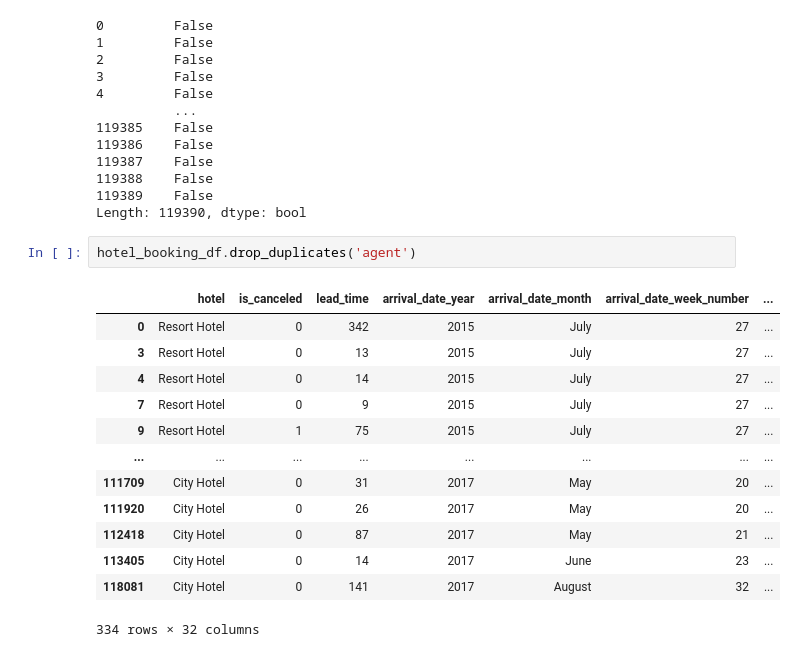
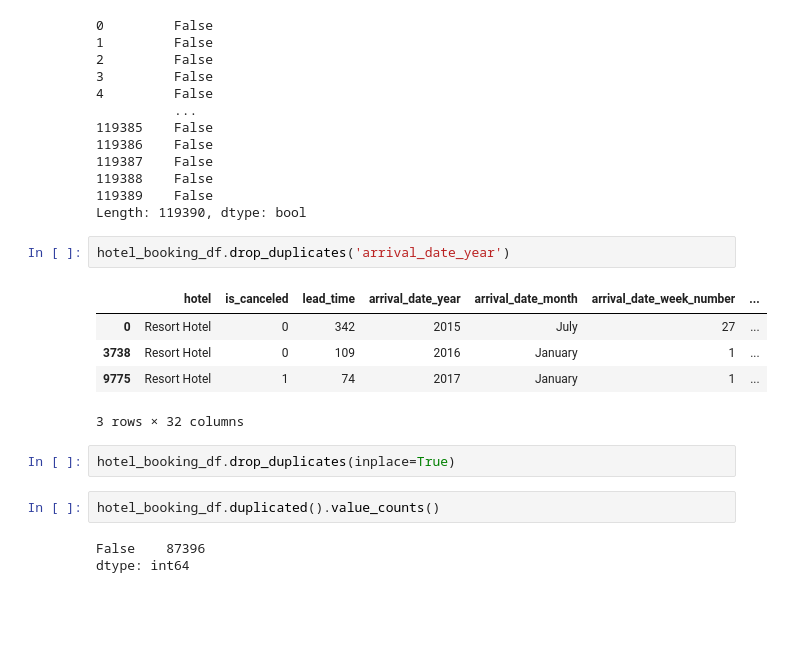
Before and after one commit to Satyaprakash-Dinesh-Vispute/Hotel-Booking-Analysis-EDA, a Jupyter notebook: Hotel_Booking_Analysis_(EDA).ipynb, the cells around one changed output. Saved outputs shown, nothing was run; the diff lists cells and outputs as text; blank space fills up the shorter version.

```diff
--- a/Hotel_Booking_Analysis_(EDA).ipynb
+++ b/Hotel_Booking_Analysis_(EDA).ipynb
@@ -149,18 +149,17 @@ hotel_booking_df.duplicated()
 119389    False
 Length: 119390, dtype: bool
 # %%
-hotel_booking_df.drop_duplicates('agent')
+hotel_booking_df.drop_duplicates('arrival_date_year')
 # %% [output]
 |  | hotel | is_canceled | lead_time | arrival_date_year | arrival_date_month | arrival_date_week_number | ... |
 | 0 | Resort Hotel | 0 | 342 | 2015 | July | 27 | ... |
-| 3 | Resort Hotel | 0 | 13 | 2015 | July | 27 | ... |
-| 4 | Resort Hotel | 0 | 14 | 2015 | July | 27 | ... |
-| 7 | Resort Hotel | 0 | 9 | 2015 | July | 27 | ... |
-| 9 | Resort Hotel | 1 | 75 | 2015 | July | 27 | ... |
-| ... | ... | ... | ... | ... | ... | ... | ... |
-| 111709 | City Hotel | 0 | 31 | 2017 | May | 20 | ... |
-| 111920 | City Hotel | 0 | 26 | 2017 | May | 20 | ... |
-| 112418 | City Hotel | 0 | 87 | 2017 | May | 21 | ... |
-| 113405 | City Hotel | 0 | 14 | 2017 | June | 23 | ... |
-| 118081 | City Hotel | 0 | 141 | 2017 | August | 32 | ... |
+| 3738 | Resort Hotel | 0 | 109 | 2016 | January | 1 | ... |
+| 9775 | Resort Hotel | 1 | 74 | 2017 | January | 1 | ... |
-334 rows × 32 columns
+3 rows × 32 columns
+# %%
+hotel_booking_df.drop_duplicates(inplace=True)
+# %%
+hotel_booking_df.duplicated().value_counts()
+# %% [output]
+False    87396
+dtype: int64
```
